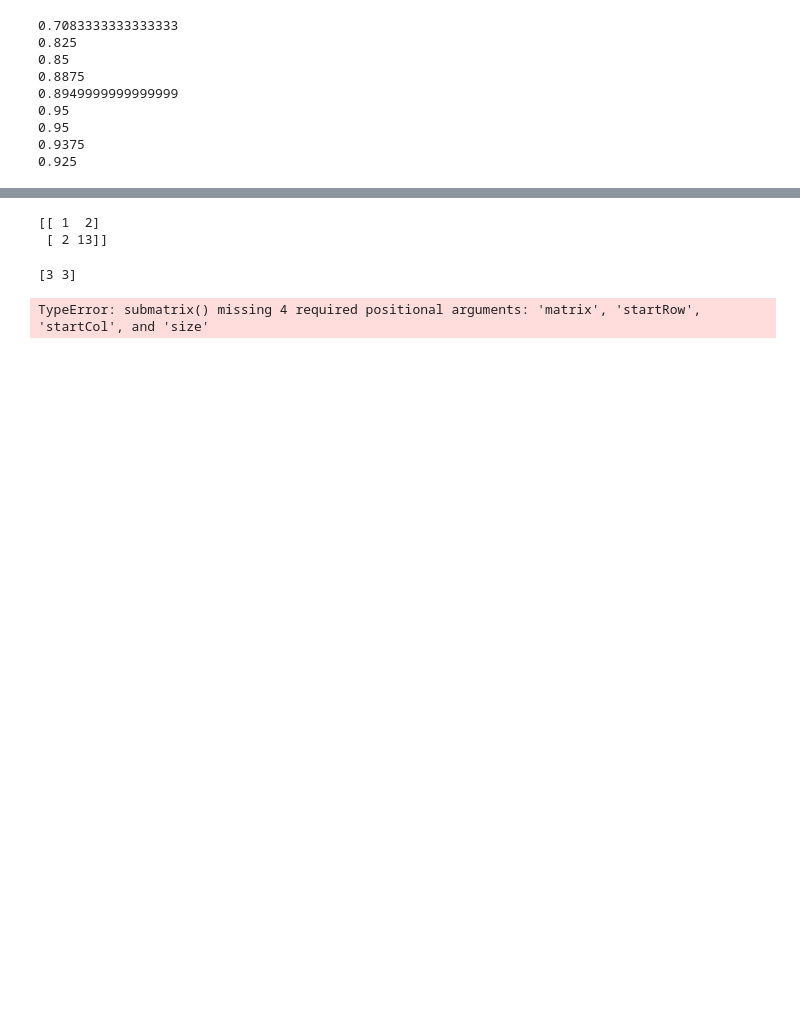
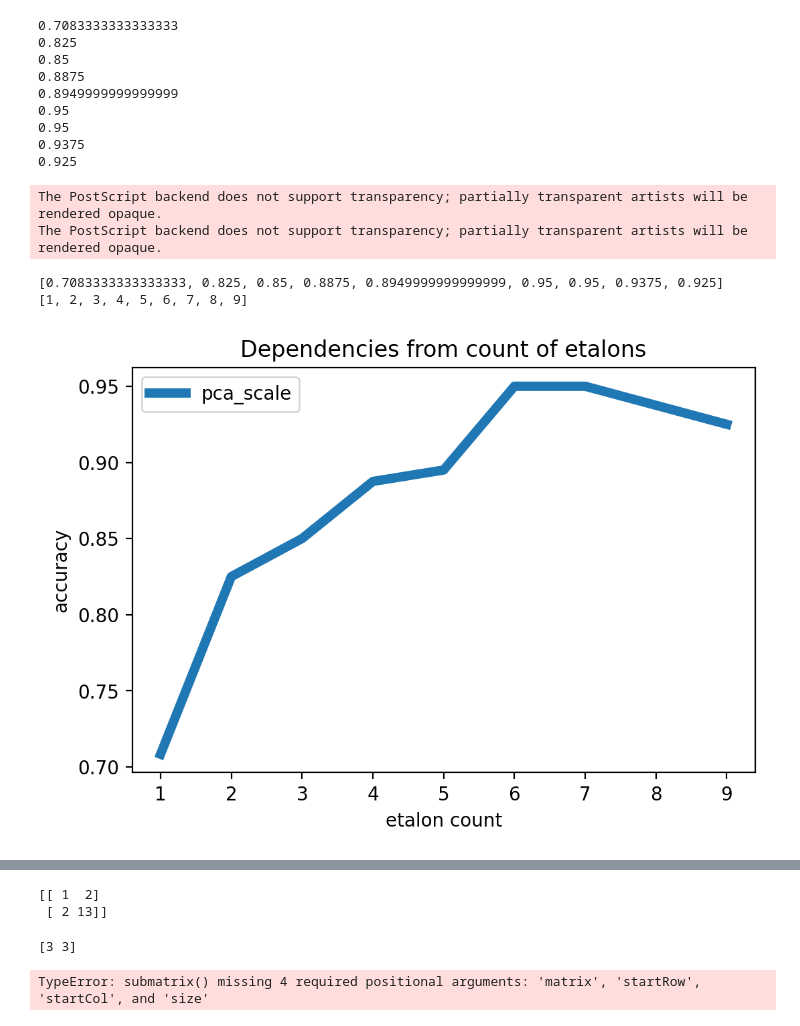
Before and after one commit to KapiWow/face_recognition, a Jupyter notebook: PCA.ipynb, the cells around one changed output, grey strips where cells are left out. Saved outputs shown, nothing was run; the diff lists cells and outputs as text; code cells hidden in the pictures; blank space fills up the shorter version.

```diff
--- a/PCA.ipynb
+++ b/PCA.ipynb
@@ -15,3 +17,7 @@ Populating the interactive namespace from numpy and matplotlib
+# %%
+from pylab import rcParams
+rcParams['figure.figsize'] = 6, 4
+rcParams['figure.dpi'] = 200
 # %%
 def dist(img1, img2):
     res = numpy.linalg.norm(img1 - img2, ord = 1)
@@ -218,10 +254,13 @@ for i in range(1,test_count):
 # %%
 imgs_pca = get_pca_imgs(imgs, 30)
 # %%
+pca_acc = []
+
 for i in range(1,test_count):
     count_to_load = i
     test, train = test_train(imgs_pca, count_to_load)
-    result[i-1][0] = (fr(test, train))
+    result[i-1][2], acc = (fr(test, train))
+    pca_acc.append(acc)
 # %% [output]
 0.7083333333333333
 0.825
@@ -232,4 +271,21 @@ for i in range(1,test_count):
 0.95
 0.9375
 0.925
+# %%
+x = list(range(1,10))
+print(pca_acc)
+print(x)
+plt.title('Dependencies from count of etalons')   # заголовок
+plt.xlabel('etalon count')   # подпись оси OX
+plt.ylabel('accuracy')   # подпись оси OY
+plt.plot(x, pca_acc, label = "pca_scale", linewidth=5.0)
+
+plt.legend()
+plt.savefig("res/pca_scale.eps")
+# %% [output]
+The PostScript backend does not support transparency; partially transparent artists will be rendered opaque.
+The PostScript backend does not support transparency; partially transparent artists will be rendered opaque.
+[0.7083333333333333, 0.825, 0.85, 0.8875, 0.8949999999999999, 0.95, 0.95, 0.9375, 0.925]
+[1, 2, 3, 4, 5, 6, 7, 8, 9]
+[figure, added]
 # %%
```
Also changed, not shown: parts of 36 cells of this notebook, 22 other files.
